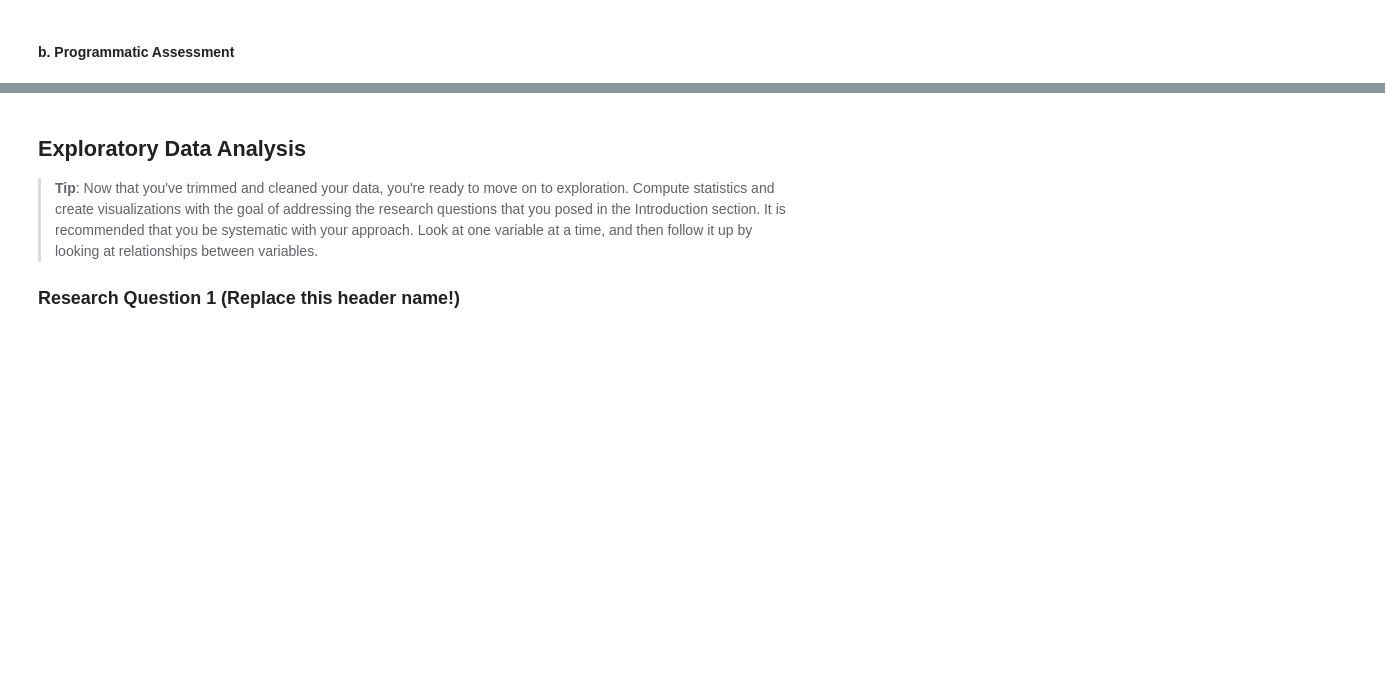
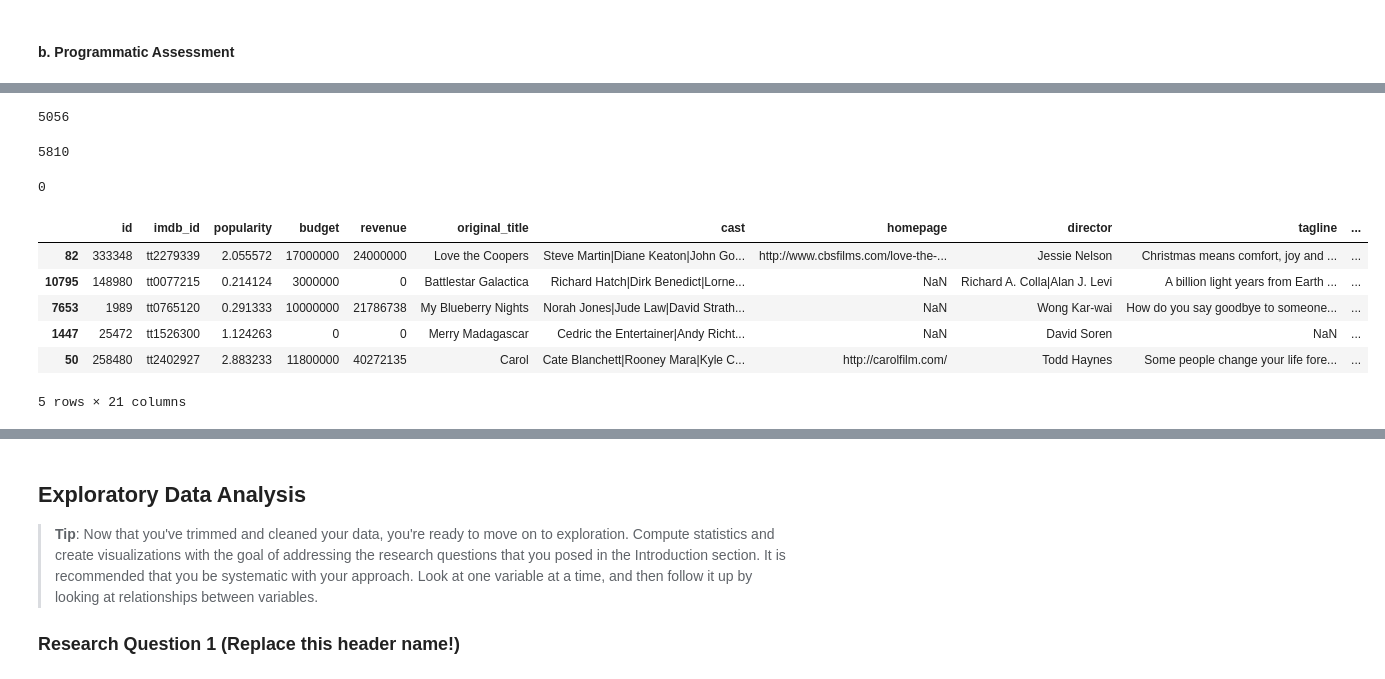
Before and after one commit to KarimEl-Dweky/TMDb-Movie-Data, a Jupyter notebook: TMDb.ipynb, the cells around one changed output, grey strips where cells are left out. Cells and saved outputs as stored; diff of their text form; code cells hidden in the pictures; blank space fills up the shorter version.

```diff
--- a/TMDb.ipynb
+++ b/TMDb.ipynb
@@ -53,8 +51,8 @@ if not os.path.isfile(file_name):
         f.write(response.content)
 
 # Read CSV file
-tmdb_movies = pd.read_csv(file_name)
-tmdb_movies.head()
+tmdb_df = pd.read_csv(file_name)
+tmdb_df.head()
 # %% [output]
 |  | id | imdb_id | popularity | budget | revenue | original_title | cast | homepage | director | tagline | ... |
 | 0 | 135397 | tt0369610 | 32.985763 | 150000000 | 1513528810 | Jurassic World | Chris Pratt|Bryce Dallas Howard|I... | http://www.jurassicworld.com/ | Colin Trevorrow | The park is open. | ... |
@@ -207,0 +171,22 @@ Name: id, dtype: int64
+# %%
+len(tmdb_df[tmdb_df['vote_average'] <= 5.97])
+# %% [output]
+5056
+# %%
+len(tmdb_df[tmdb_df['vote_average'] > 5.97])
+# %% [output]
+5810
+# %%
+len(tmdb_df[tmdb_df['vote_average'] == 0])
+# %% [output]
+0
+# %%
+tmdb_df.sample(5)
+# %% [output]
+|  | id | imdb_id | popularity | budget | revenue | original_title | cast | homepage | director | tagline | ... |
+| 82 | 333348 | tt2279339 | 2.055572 | 17000000 | 24000000 | Love the Coopers | Steve Martin|Diane Keaton|John Go... | http://www.cbsfilms.com/love-the-... | Jessie Nelson | Christmas means comfort, joy and ... | ... |
+| 10795 | 148980 | tt0077215 | 0.214124 | 3000000 | 0 | Battlestar Galactica | Richard Hatch|Dirk Benedict|Lorne... | NaN | Richard A. Colla|Alan J. Levi | A billion light years from Earth ... | ... |
+| 7653 | 1989 | tt0765120 | 0.291333 | 10000000 | 21786738 | My Blueberry Nights | Norah Jones|Jude Law|David Strath... | NaN | Wong Kar-wai | How do you say goodbye to someone... | ... |
+| 1447 | 25472 | tt1526300 | 1.124263 | 0 | 0 | Merry Madagascar | Cedric the Entertainer|Andy Richt... | NaN | David Soren | NaN | ... |
+| 50 | 258480 | tt2402927 | 2.883233 | 11800000 | 40272135 | Carol | Cate Blanchett|Rooney Mara|Kyle C... | http://carolfilm.com/ | Todd Haynes | Some people change your life fore... | ... |
+5 rows × 21 columns
```
Also changed, not shown: parts of 47 cells of this notebook.
